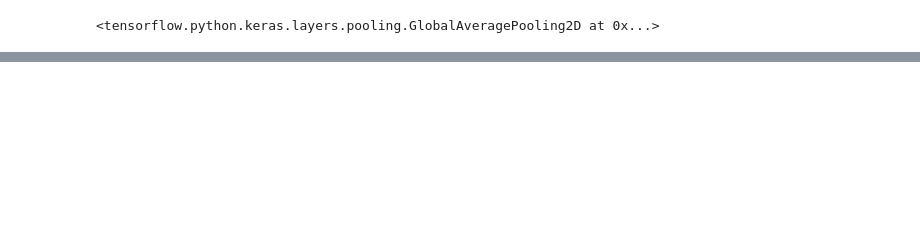
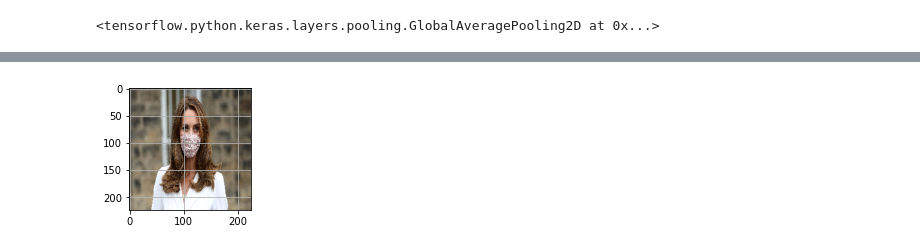
Before and after one commit to DaniBrew4/Deep-Learning-Mask, a Jupyter notebook: MaskNoMask-Daniel.ipynb, the cells around one changed output, grey strips where cells are left out. Saved outputs shown, nothing was run; the diff lists cells and outputs as text; code cells hidden in the pictures; blank space fills up the shorter version.

```diff
--- a/MaskNoMask-Daniel.ipynb
+++ b/MaskNoMask-Daniel.ipynb
@@ -145,0 +170,17 @@ KeyboardInterrupt:
+# %%
+mask_url = "https://media.vanityfair.com/photos/5f2ac1b683d239dce41f8229/master/pass/kate-middleton.jpg"
+mask_path = tf.keras.utils.get_file('kate mask', origin=mask_url)
+
+img = keras.preprocessing.image.load_img(
+    mask_path, target_size=(img_height, img_width)
+)
+img_array = keras.preprocessing.image.img_to_array(img)
+img_array = tf.expand_dims(img_array, 0) # Create a batch
+
+predictions = new_model.predict(img_array)
+score = tf.nn.softmax(predictions[0])
+
+print(
+    "This image most likely belongs to {} with a {:.2f} percent confidence."
+    .format(class_names[np.argmax(score)], 100 * np.max(score))
+)
@@ -145,0 +191,8 @@ KeyboardInterrupt:
+# %%
+plt.figure(figsize=(10, 10))
+ax = plt.subplot(3, 4, 1)
+plt.imshow(img)
+#plt.title()
+plt.grid(True)
+# %% [output]
+[figure, added]
```
Also changed, not shown: parts of 16 cells of this notebook.
